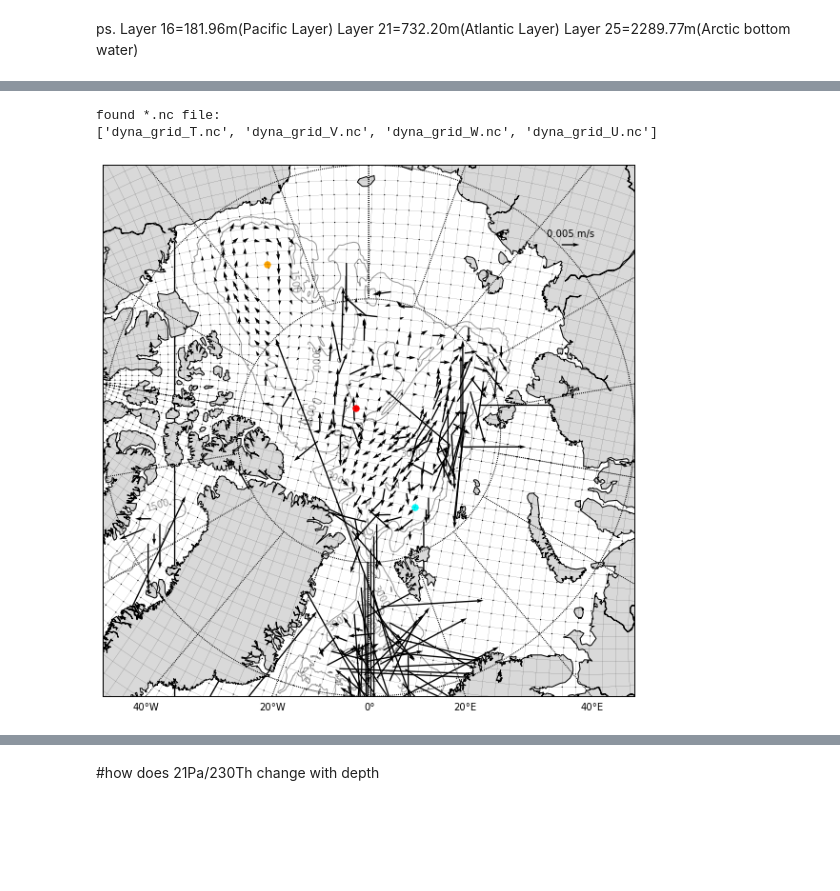
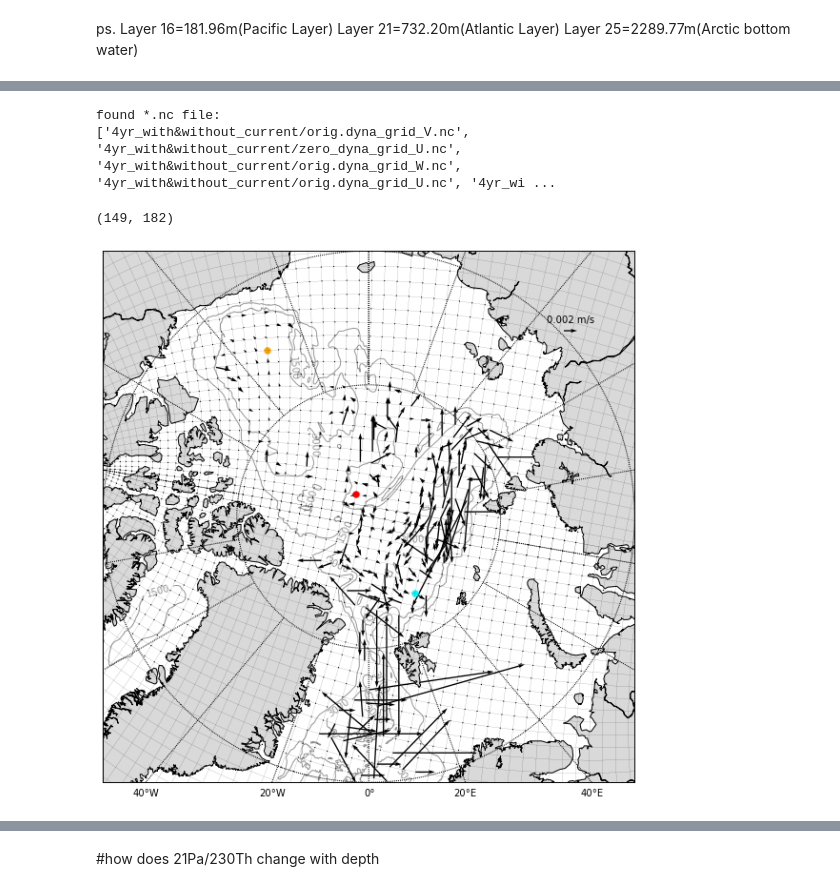
Before and after one commit to UBC-MOAD/analysis-cindy, a Jupyter notebook: notebooks/[ORCA_offline]TestMytrc.ipynb, the cells around one changed output, grey strips where cells are left out. Cells and saved outputs as stored; diff of their text form; code cells hidden in the pictures; blank space fills up the shorter version.

Commit message:
add velocity

```diff
--- a/notebooks/[ORCA_offline]TestMytrc.ipynb
+++ b/notebooks/[ORCA_offline]TestMytrc.ipynb
@@ -688,10 +596,14 @@ Layer 25=2289.77m(Arctic bottom water)
 # %%
-nc_filename=glob.glob('*dyna*.nc')
+nc_filename=glob.glob('4yr_with&without_current/*dyna*.nc')
 print("found *.nc file: \n{}".format(nc_filename))
-V=nc.Dataset(nc_filename[1])
+V=nc.Dataset(nc_filename[0])
 v=V.variables['vomecrty']
-U=nc.Dataset(nc_filename[-1])
+U=nc.Dataset(nc_filename[1])
 u=U.variables['vozocrtx']
 # %% [output]
 found *.nc file:
-['dyna_grid_T.nc', 'dyna_grid_V.nc', 'dyna_grid_W.nc', 'dyna_grid_U.nc']
+['4yr_with&without_current/orig.dyna_grid_V.nc', '4yr_with&without_current/zero_dyna_grid_U.nc', '4yr_with&without_current/orig.dyna_grid_W.nc', '4yr_with&without_current/orig.dyna_grid_U.nc', '4yr_wi ...
+# %%
+u[0,0,:,:].shape
+# %% [output]
+(149, 182)
@@ -697,0 +621,8 @@ found *.nc file:
+# %%
+#scipy.io.savemat('1year_ave_velocity',
+#                 {'au':au,'av':av})
+Th_diss_data=scipy.io.loadmat('1year_ave_velocity.mat')
+au=Th_diss_data['au']
+av=Th_diss_data['av']
+
+print au.shape
@@ -698,32 +640,40 @@ found *.nc file:
 # %%
 fig = plt.figure(figsize=(10,10))
 layer=24
-ax = fig.add_subplot(111)
+
+ax = fig.add_subplot()
 m = Basemap(projection='npstere',boundinglat=70,lon_0=0,resolution='l')
 m.drawcoastlines()
 m.fillcontinents(color = '0.85')
 m.drawparallels(np.arange(-80.,81.,15.),labels=[1, 0, 0, 0])
 m.drawmeridians(np.arange(-180.,181.,20.),labels=[0, 0, 0, 1])
+
+u25=np.ma.masked_where(lat<= 70, au[l25,:,:])
+v25=np.ma.masked_where(lat<= 70, av[l25,:,:])
+#u21=np.ma.masked_where(lat<= 70, au[l21,:,:])
+#v21=np.ma.masked_where(lat<= 70, av[l21,:,:])
+#u16=np.ma.masked_where(lat<= 70, au[l16,:,:])
+#v16=np.ma.masked_where(lat<= 70, av[l16,:,:])
 x, y = m(lon, lat)
-Q=m.quiver(x, y, u[j,layer,:,:], v[j,layer,:,:],scale=0.15)
-Qlabel=plt.quiverkey(Q, 0.88, 0.85, 0.005, '0.005 m/s') # x,y, scale, label, position
+Q=m.quiver(x, y, u25, v25,scale=0.08)
+Qlabel=plt.quiverkey(Q, 0.88, 0.85, 0.002, '0.002 m/s') # x,y, scale, label, position
 
 x_lon,y_lat = m(lon,lat)
 plt.plot(x_lon,y_lat,x_lon.T,y_lat.T,color='k',linewidth=0.1)
 m.scatter(x_lon[133,60],y_lat[133,60],color='orange',s=40)
 m.scatter(x_lon[145,51],y_lat[145,51],color='red',s=40)
 m.scatter(x_lon[141,138],y_lat[141,138],color='cyan',s=40)
 
 etopodata = nc.Dataset('http://ferret.pmel.noaa.gov/thredds/dodsC/data/PMEL/etopo5.nc')
 topoin = -etopodata.variables['ROSE'][:]
 topoin_ma=np.ma.masked_where(topoin<=0,topoin)
 lons = etopodata.variables['ETOPO05_X'][:]
 lats = etopodata.variables['ETOPO05_Y'][:]
 gridx, gridy = np.meshgrid(lons, lats)
 xs,ys = m(gridx,gridy)
 m = m.contour(xs,ys,topoin_ma,linewidth=0.075,colors='black',alpha=0.4)
 plt.clabel(m, fontsize=10, inline=1,fmt = '%1.0f')
 
 plt.show()
 # %% [output]
-[figure, old version]
+[figure, new version]
```
Also changed, not shown: parts of 13 cells of this notebook.
